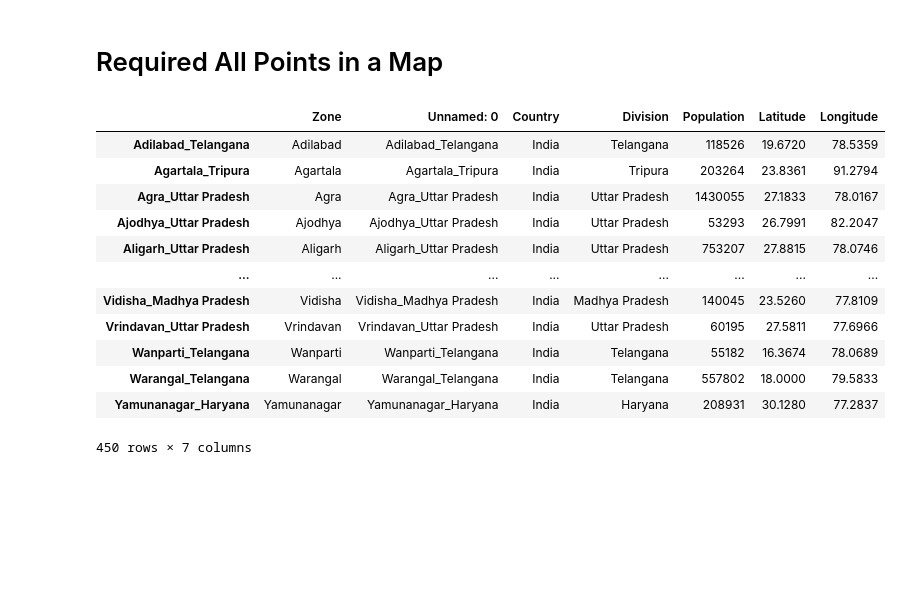
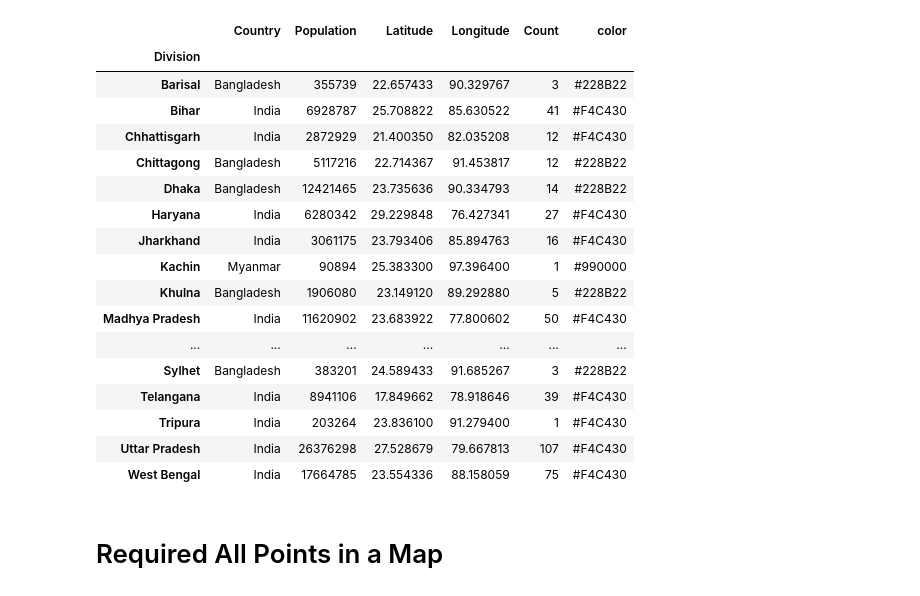
Before and after one commit to asifzmn/Air_Quality_Analysis, a Jupyter notebook: visualization/EDA_meta_data.ipynb, the cells around one changed output. Saved outputs shown, nothing was run; the diff lists cells and outputs as text; code cells hidden in the pictures; blank space fills up the shorter version.

```diff
--- a/visualization/EDA_meta_data.ipynb
+++ b/visualization/EDA_meta_data.ipynb
@@ -28,21 +45,26 @@ fig = px.bar(metadata.Country.value_counts())
 fig.show()
 # %% [output]
 [interactive output not drawn]
+# %%
+metadata_region
+# %% [output]
+|  | Country | Population | Latitude | Longitude | Count | color |
+| Division |  |  |  |  |  |  |
+| Barisal | Bangladesh | 355739 | 22.657433 | 90.329767 | 3 | #228B22 |
+| Bihar | India | 6928787 | 25.708822 | 85.630522 | 41 | #F4C430 |
+| Chhattisgarh | India | 2872929 | 21.400350 | 82.035208 | 12 | #F4C430 |
+| Chittagong | Bangladesh | 5117216 | 22.714367 | 91.453817 | 12 | #228B22 |
+| Dhaka | Bangladesh | 12421465 | 23.735636 | 90.334793 | 14 | #228B22 |
+| Haryana | India | 6280342 | 29.229848 | 76.427341 | 27 | #F4C430 |
+| Jharkhand | India | 3061175 | 23.793406 | 85.894763 | 16 | #F4C430 |
+| Kachin | Myanmar | 90894 | 25.383300 | 97.396400 | 1 | #990000 |
+| Khulna | Bangladesh | 1906080 | 23.149120 | 89.292880 | 5 | #228B22 |
+| Madhya Pradesh | India | 11620902 | 23.683922 | 77.800602 | 50 | #F4C430 |
+| ... | ... | ... | ... | ... | ... | ... |
+| Sylhet | Bangladesh | 383201 | 24.589433 | 91.685267 | 3 | #228B22 |
+| Telangana | India | 8941106 | 17.849662 | 78.918646 | 39 | #F4C430 |
+| Tripura | India | 203264 | 23.836100 | 91.279400 | 1 | #F4C430 |
+| Uttar Pradesh | India | 26376298 | 27.528679 | 79.667813 | 107 | #F4C430 |
+| West Bengal | India | 17664785 | 23.554336 | 88.158059 | 75 | #F4C430 |
 # %% [markdown]
 # Required All Points in a Map
-# %%
-metadata
-# %% [output]
-|  | Zone | Unnamed: 0 | Country | Division | Population | Latitude | Longitude |
-| Adilabad_Telangana | Adilabad | Adilabad_Telangana | India | Telangana | 118526 | 19.6720 | 78.5359 |
-| Agartala_Tripura | Agartala | Agartala_Tripura | India | Tripura | 203264 | 23.8361 | 91.2794 |
-| Agra_Uttar Pradesh | Agra | Agra_Uttar Pradesh | India | Uttar Pradesh | 1430055 | 27.1833 | 78.0167 |
-| Ajodhya_Uttar Pradesh | Ajodhya | Ajodhya_Uttar Pradesh | India | Uttar Pradesh | 53293 | 26.7991 | 82.2047 |
-| Aligarh_Uttar Pradesh | Aligarh | Aligarh_Uttar Pradesh | India | Uttar Pradesh | 753207 | 27.8815 | 78.0746 |
-| ... | ... | ... | ... | ... | ... | ... | ... |
-| Vidisha_Madhya Pradesh | Vidisha | Vidisha_Madhya Pradesh | India | Madhya Pradesh | 140045 | 23.5260 | 77.8109 |
-| Vrindavan_Uttar Pradesh | Vrindavan | Vrindavan_Uttar Pradesh | India | Uttar Pradesh | 60195 | 27.5811 | 77.6966 |
-| Wanparti_Telangana | Wanparti | Wanparti_Telangana | India | Telangana | 55182 | 16.3674 | 78.0689 |
-| Warangal_Telangana | Warangal | Warangal_Telangana | India | Telangana | 557802 | 18.0000 | 79.5833 |
-| Yamunanagar_Haryana | Yamunanagar | Yamunanagar_Haryana | India | Haryana | 208931 | 30.1280 | 77.2837 |
-450 rows × 7 columns
```
Also changed, not shown: parts of 6 cells of this notebook, 10 other files.
